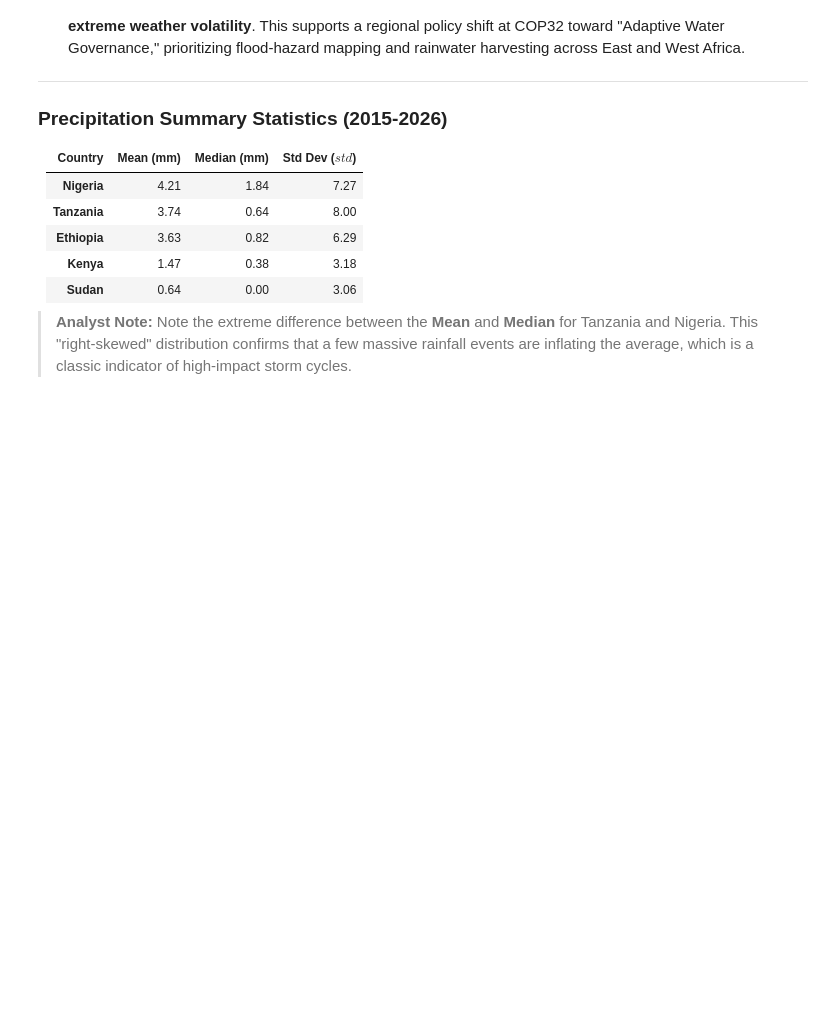
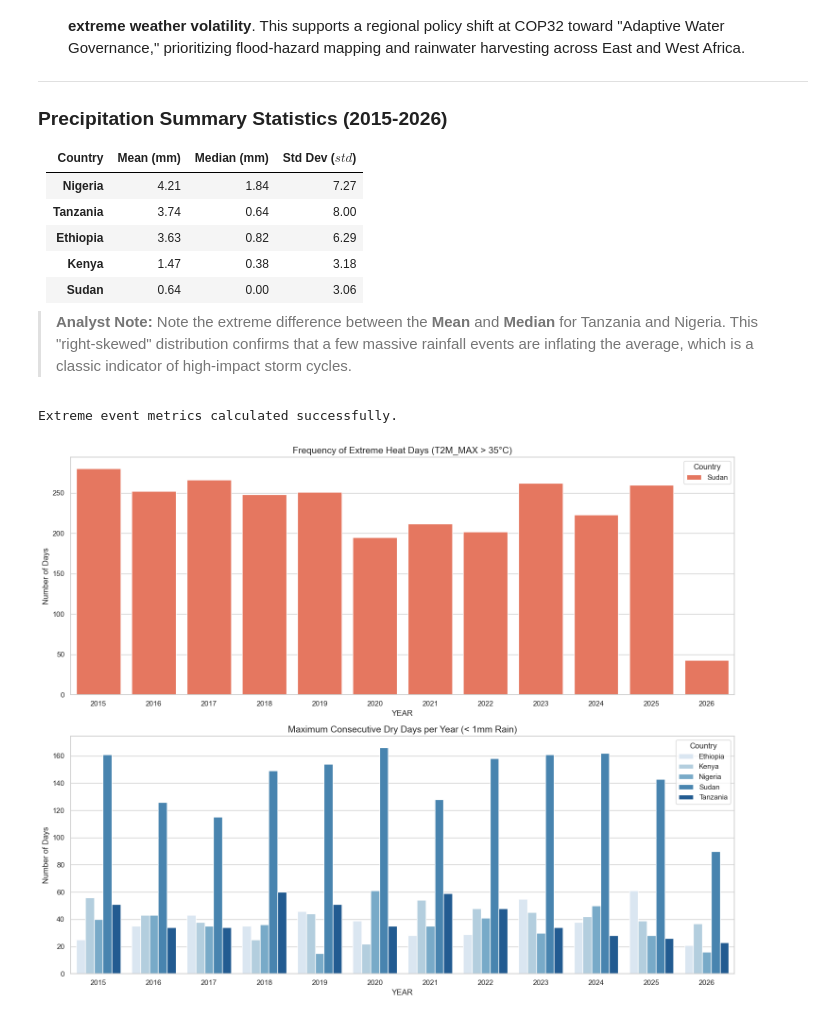
Before and after one commit to SimretAbebe/climate-challenge-week0, a Jupyter notebook: notebooks/compare_countries.ipynb, the cells around one changed output. Cells and saved outputs as stored; diff of their text form; code cells hidden in the pictures; blank space fills up the shorter version.

Commit message:
feat: calculate and visualize extreme heat and drought streaks across 5 countries

```diff
--- a/notebooks/compare_countries.ipynb
+++ b/notebooks/compare_countries.ipynb
@@ -134,3 +134,36 @@ display(rain_summary)
 | **Sudan** | 0.64 | 0.00 | 3.06 |
 
 > **Analyst Note:** Note the extreme difference between the **Mean** and **Median** for Tanzania and Nigeria. This "right-skewed" distribution confirms that a few massive rainfall events are inflating the average, which is a classic indicator of high-impact storm cycles.
+# %%
+# 1. Extreme Heat (Days per year where Max Temp > 35°C)
+heat_days = df_all[df_all['T2M_MAX'] > 35].groupby(['YEAR', 'Country']).size().reset_index(name='Days_Count')
+
+# 2. Maximum Consecutive Dry Days (Longest streak of days with < 1mm rain)
+def max_consecutive_dry(series):
+    is_dry = series < 1.0
+    # Identifying groups of consecutive dry days
+    streaks = is_dry.groupby((is_dry != is_dry.shift()).cumsum()).sum()
+    return streaks.max()
+
+drought_streaks = df_all.groupby(['YEAR', 'Country'])['PRECTOTCORR'].apply(max_consecutive_dry).reset_index(name='Max_Dry_Streak')
+
+print("Extreme event metrics calculated successfully.")
+# %% [output]
+Extreme event metrics calculated successfully.
+# %%
+fig, (ax1, ax2) = plt.subplots(2, 1, figsize=(15, 12))
+
+# Plot 1: Extreme Heat
+sns.barplot(data=heat_days, x='YEAR', y='Days_Count', hue='Country', ax=ax1, palette='Reds')
+ax1.set_title('Frequency of Extreme Heat Days (T2M_MAX > 35°C)', fontsize=14)
+ax1.set_ylabel('Number of Days')
+
+# Plot 2: Drought Streaks
+sns.barplot(data=drought_streaks, x='YEAR', y='Max_Dry_Streak', hue='Country', ax=ax2, palette='Blues')
+ax2.set_title('Maximum Consecutive Dry Days per Year (< 1mm Rain)', fontsize=14)
+ax2.set_ylabel('Number of Days')
+
+plt.tight_layout()
+plt.show()
+# %% [output]
+[figure, added]
```
Also changed, not shown: parts of 1 cell of this notebook.
